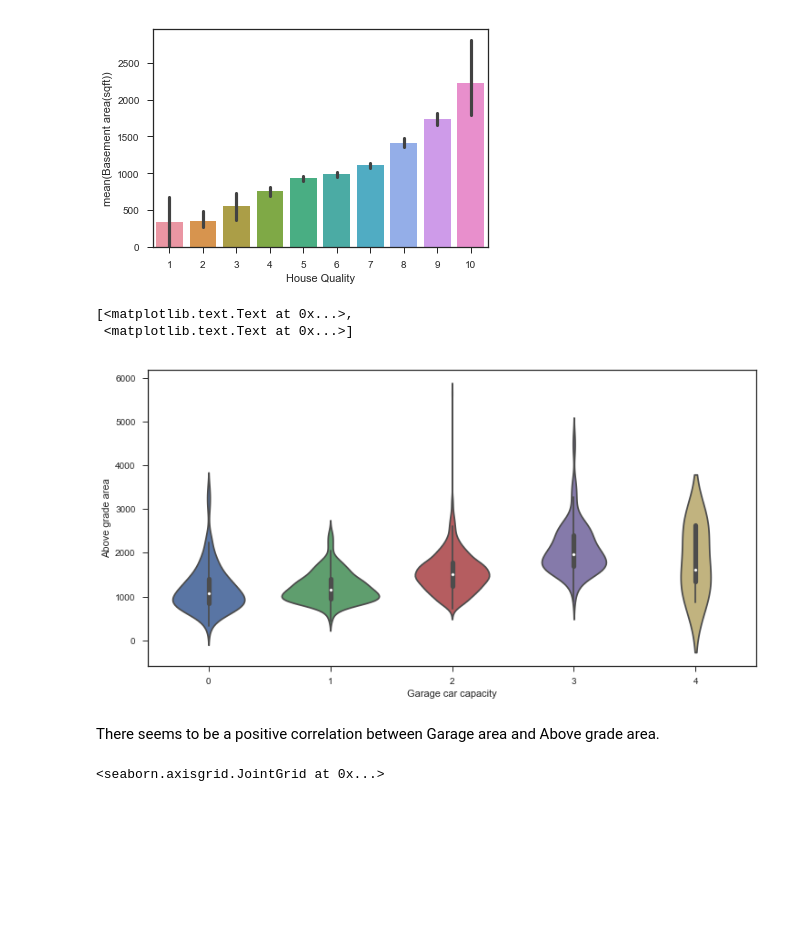
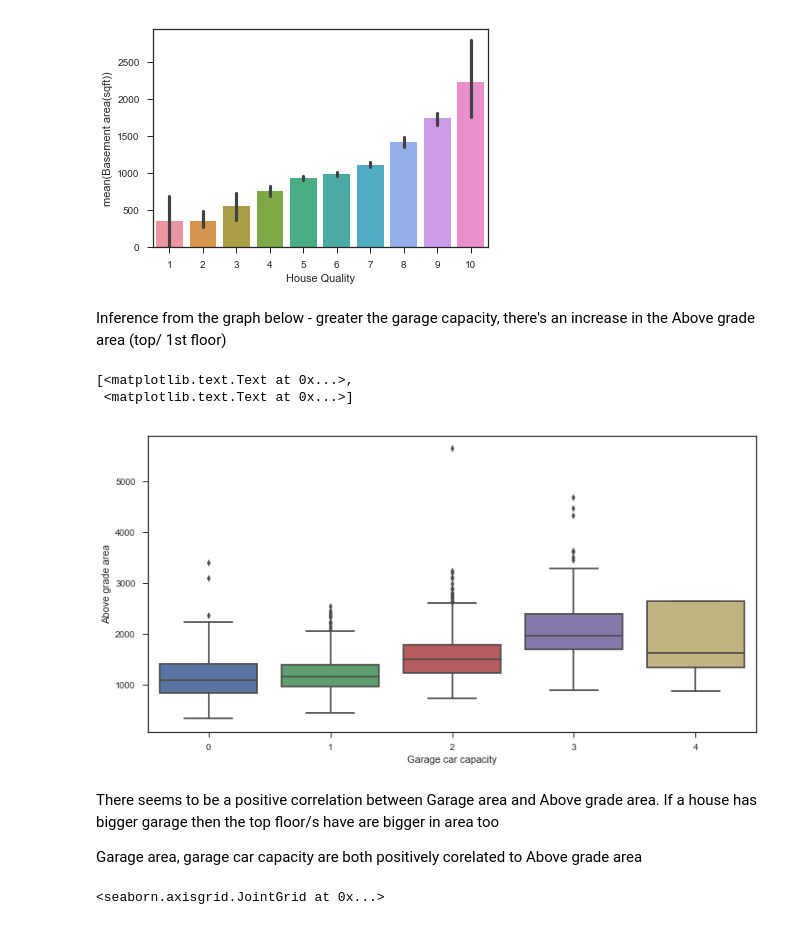
Before and after one commit to NikhilaThota/CapstoneProject_House_Prices_Prediction, a Jupyter notebook: House_prices.ipynb, the cells around one changed output. Drawn from its saved outputs; the diff is of its cells as text; code cells hidden in the pictures; blank space fills up the shorter version.

```diff
--- a/House_prices.ipynb
+++ b/House_prices.ipynb
@@ -501,18 +529,22 @@ p.set(xlabel='House Quality', ylabel='mean(Basement area(sqft))')
 [<matplotlib.text.Text at 0x...>,
  <matplotlib.text.Text at 0x...>]
 [figure]
+# %% [markdown]
+Inference from the graph below - greater the garage capacity, there's an increase in the Above grade area (top/ 1st floor)
 # %%
 plt.figure(figsize=(12,6))
 sns.set_style('white')
 sns.set_style('ticks')
-p= sns.violinplot(x='GarageCars', y='GrLivArea', data=h_p_numerical)
+p= sns.boxplot(x='GarageCars', y='GrLivArea', data=h_p_numerical)
 p.set(xlabel='Garage car capacity', ylabel='Above grade area')
 # %% [output]
 [<matplotlib.text.Text at 0x...>,
  <matplotlib.text.Text at 0x...>]
-[figure, old version]
+[figure, new version]
 # %% [markdown]
-There seems to be a positive correlation between Garage area and Above grade area.
+There seems to be a positive correlation between Garage area and Above grade area. If a house has bigger garage then the top floor/s have are bigger in area too
+
+Garage area, garage car capacity are both positively corelated to Above grade area
 # %%
 sns.set_style('white')
 sns.set_style('ticks')
```
Also changed, not shown: parts of 44 cells of this notebook.
